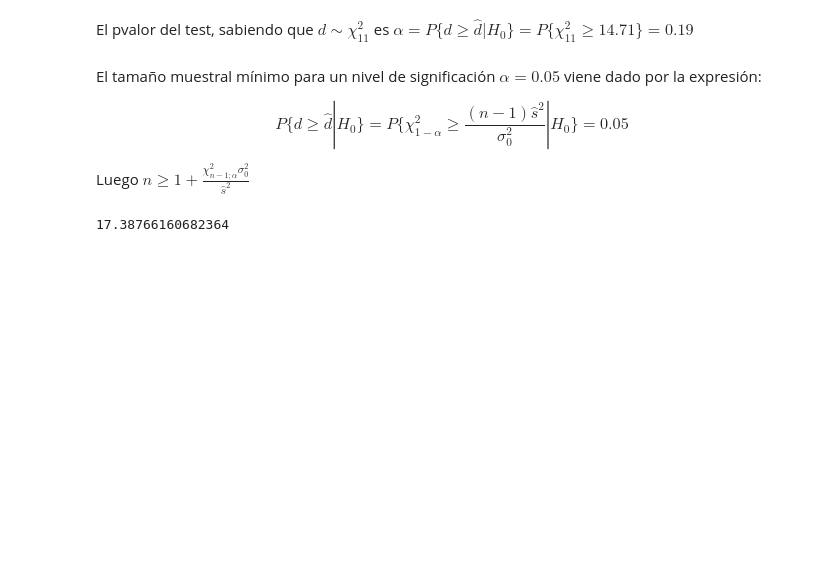
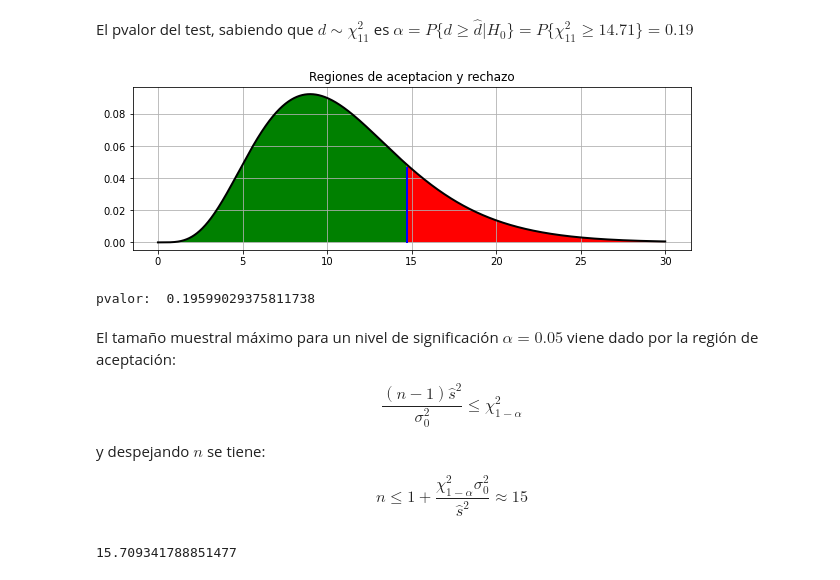
Before and after one commit to danielp2797/UAM-Big-Data-21-22, a Jupyter notebook: estadistica/practica3/perezefremovadaniel_p3.ipynb, the cells around one changed output. Cells and saved outputs as stored; diff of their text form; code cells hidden in the pictures; blank space fills up the shorter version.

```diff
--- a/estadistica/practica3/perezefremovadaniel_p3.ipynb
+++ b/estadistica/practica3/perezefremovadaniel_p3.ipynb
@@ -90,16 +87,27 @@ plot_regions(x, y, tsup=d)
 # %% [markdown]
 El pvalor del test, sabiendo que $d \sim \chi^2_{11} $ es $\alpha = P\lbrace d \ge \hat{d} | H_0\rbrace = P\lbrace \chi^2_{11} \ge 14.71\rbrace = 0.19$
+# %%
+pvalue = 1-chi2.cdf(d, n-1)
+
+x = np.arange(0, 30, 0.01)
+y = chi2.pdf(x, df=n-1)
+plot_regions(x, y, tsup=d, tobs=d)
+print('pvalor: ', pvalue)
+# %% [output]
+[figure, added]
+pvalor:  0.19599029375811738
 # %% [markdown]
-El tamaño muestral mínimo para un nivel de significación $\alpha=0.05$ viene dado por la expresión:
+El tamaño muestral máximo para un nivel de significación $\alpha=0.05$ viene dado por la región de aceptación:
 
 $$
-P\lbrace d \ge \hat{d} | H_0\rbrace = P\lbrace \chi^2_{1-\alpha} \ge \frac{(n-1)\hat{s}^2}{\sigma_0^2} | H_0\rbrace = 0.05
+\frac{(n-1)\hat{s}^2}{\sigma_0^2} \leq \chi_{1-\alpha}^2
 $$
 
-Luego $n \ge 1 + \frac{\chi^2_{n-1;\alpha}\sigma_0^2}{\hat{s}^2}$
+y despejando $n$ se tiene:
+
+$$n \le 1 + \frac{\chi^2_{1-\alpha}\sigma_0^2}{\hat{s}^2} \approx 15$$
 # %%
-n_min = 1+(sup*sigma**2)/s_hat
+n_max = 1+(sup*sigma**2)/s_hat
+n_max
+# %% [output]
+15.709341788851477
-# %%
-n_min
-# %% [output]
-17.38766160682364
```
Also changed, not shown: parts of 37 cells of this notebook, 1 other file.
